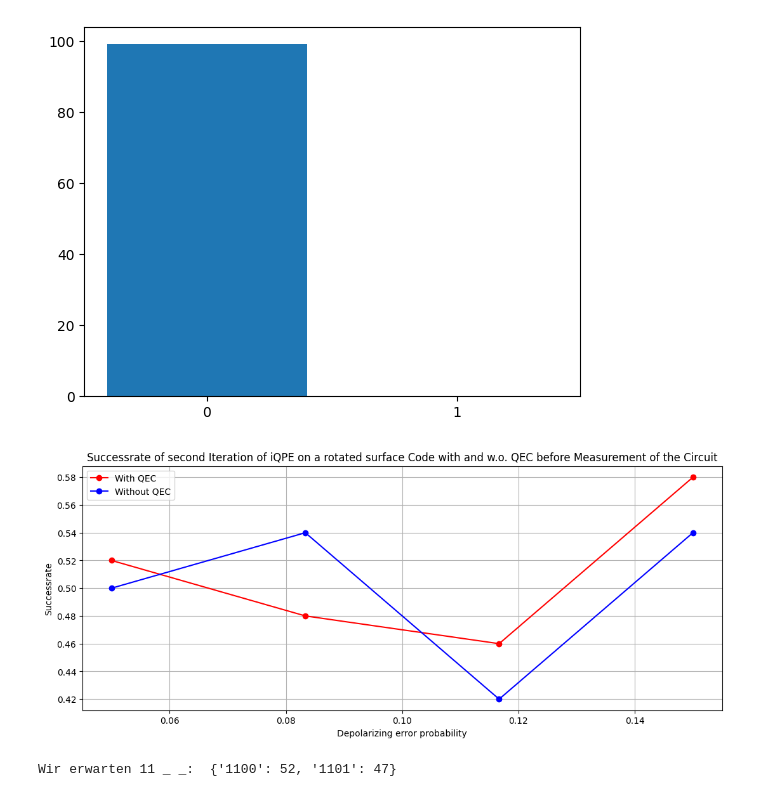
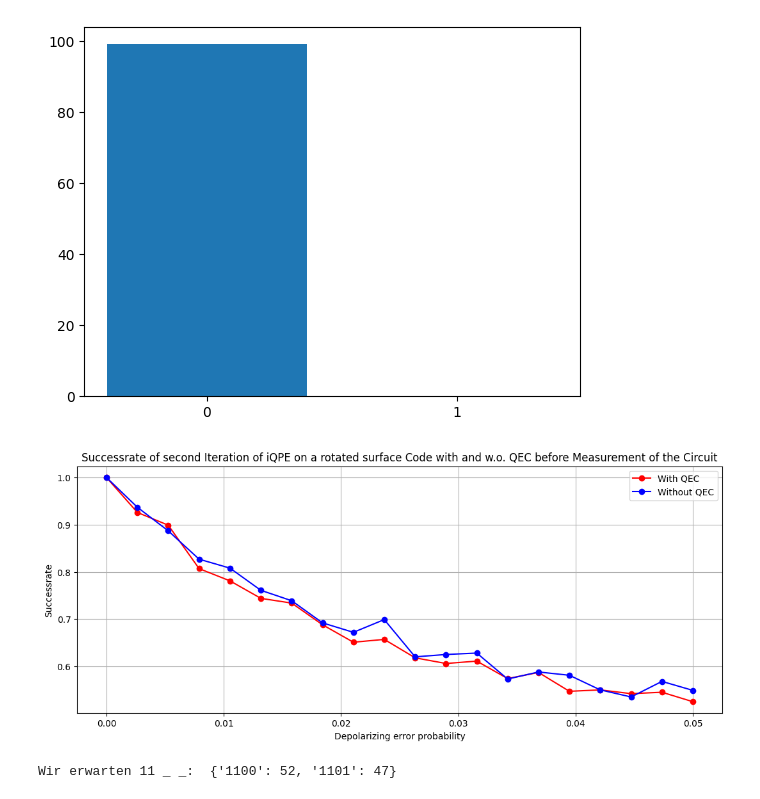
Before and after one commit to RicemanBoy/qc_researchproject, a Jupyter notebook: Rotated Surface Code/Eigener Surface Code.ipynb, the cells around one changed output. Saved outputs shown, nothing was run; the diff lists cells and outputs as text; code cells hidden in the pictures.

```diff
--- a/Rotated Surface Code/Eigener Surface Code.ipynb
+++ b/Rotated Surface Code/Eigener Surface Code.ipynb
@@ -780,14 +961,14 @@ ancilla = qc.num_qubits - 2
 
 qc = Hadamard(qc,0)
 
+#qc = QEC(qc, True, pos = 0 , iterations = 1)
+
 for i in range(4):
-    qc = T_L(circuit = qc, had = True, pos = 0)
+    qc = T_L_test(circuit = qc, had = True, pos = 0)
 
 #qc = Z_L(qc, True, 0)
 
 qc = Hadamard(qc,0)
-
-qc = QEC(qc, False, 0 , 1)
 
 qc.reset(ancilla)
 
@@ -795,11 +976,11 @@ qc = Z_parity(qc,False,0)
 
 qc.measure(ancilla,0)
 
-# sim = AerSimulator()
-# job = sim.run(qc, shots=1000)
-# result = job.result()
-# counts = result.get_counts()
+sim = AerSimulator()
+job = sim.run(qc, shots=999)
+result = job.result()
+counts = result.get_counts()
 
-# print("Wir wollen 1 _ _ _: ", counts)
-gates(qc)
+print("Wir wollen _ _ _ 1: ", counts)
+#gates(qc)
 # %% [output]
@@ -1343,8 +1524,8 @@ Erfolgsrate:  1.0
 <BarContainer object of 2 artists>
 [figure]
 # %%
-shots = 50
-x = np.linspace(0.05,0.15,4)
+shots = 1000
+x = np.linspace(0,0.05,20)
 y = []
 y_no_QEC = []
 for i in x:
@@ -1398,36 +1579,37 @@ for i in x:
     qc.measure(ancilla,3)
 
     sim = AerSimulator()
     job = sim.run(qc, noise_model = noise_model, shots=shots)
     result = job.result()
     counts = result.get_counts()
 
     x_old = list(counts.keys())
     x_old = [j[0] for j in x_old]
     y_old = list(counts.values())
 
     success  =  0
     for j in range(len(x_old)):
         if x_old[j] == "0":
             success += y_old[j]
 
     Erfolgsrate = success/shots
     y_no_QEC.append(Erfolgsrate)
 
+data = np.array((x,y,y_no_QEC))
+np.savetxt("iQPE_2nd_step_1000shots.txt", data, delimiter=",")
+
 fig, ax = plt.subplots(figsize=(13,5))
 
 ax.plot(x,y,label = "With QEC", color="red", marker = "o")
 ax.plot(x,y_no_QEC, label = "Without QEC", color="blue", marker = "o")
 plt.title("Successrate of second Iteration of iQPE on a rotated surface Code with and w.o. QEC before Measurement of the Circuit")
 plt.xlabel("Depolarizing error probability")
 plt.ylabel("Successrate")
 plt.grid()
 plt.legend()
 plt.show()
-#data = np.array((x,y,y_no_QEC))
-#np.savetxt("iQPE_2nd_step_5000shots.txt", data, delimiter=",")
 # %% [output]
-[figure, old version]
+[figure, new version]
 # %%
 #Implementation von iQPE für 2 Iterationen mit Theta=270°
 
```
Also changed, not shown: parts of 4 cells of this notebook, 3 other files.
